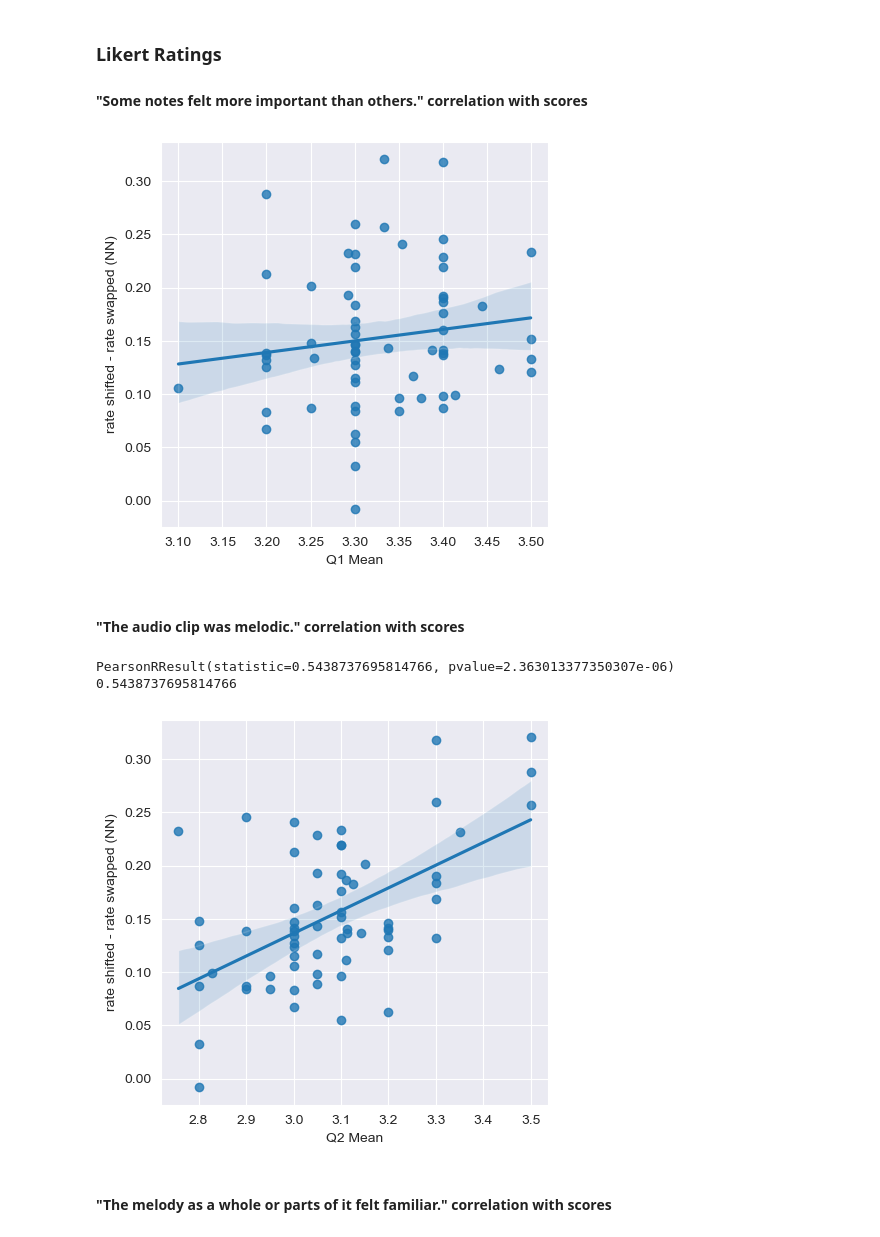
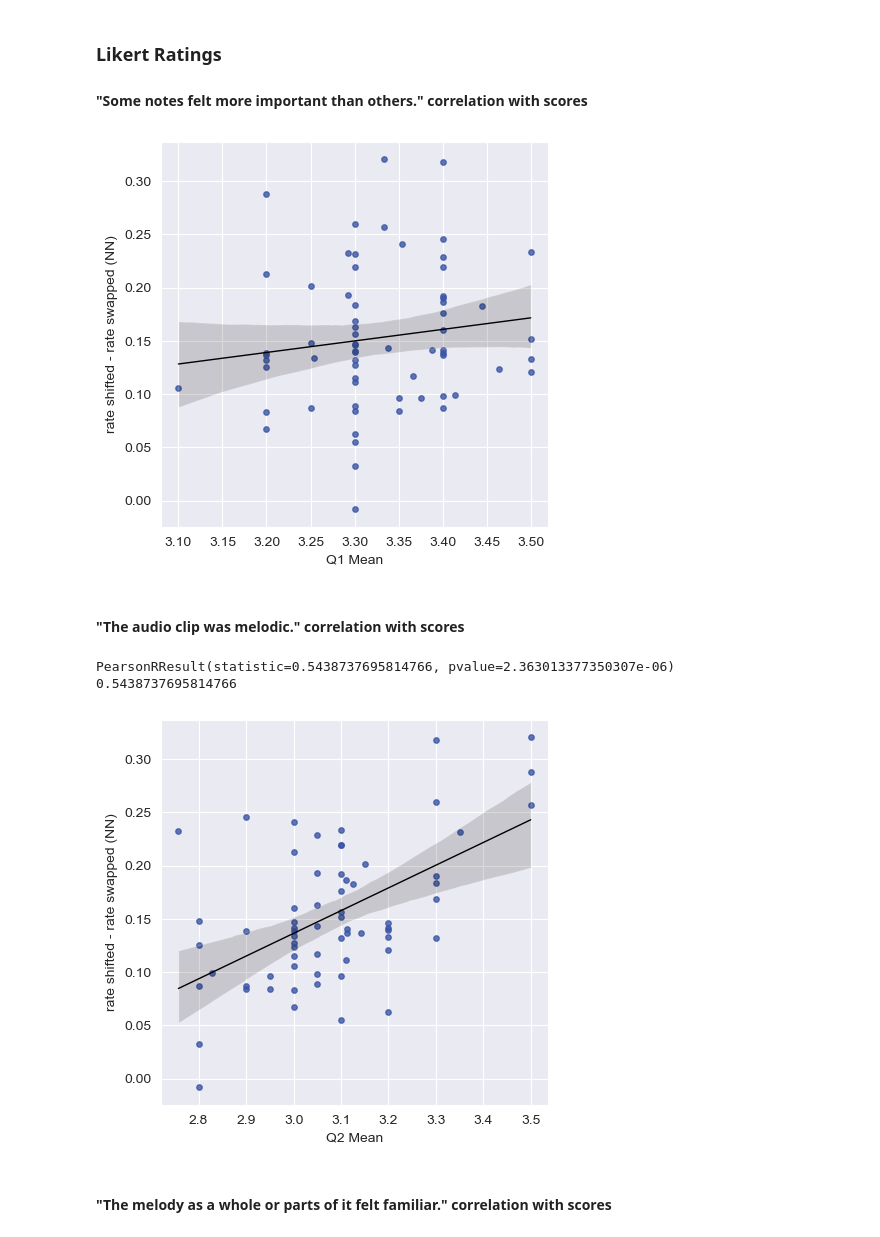
Before and after one commit to MichaelSel/set_membership_paper, a Jupyter notebook: 4. Supplementary Figures.ipynb, the cells around one changed output. Cells and saved outputs as stored; diff of their text form; code cells hidden in the pictures.

Commit message:
Changed styling of correlations in supp

```diff
--- a/4. Supplementary Figures.ipynb
+++ b/4. Supplementary Figures.ipynb
@@ -91,16 +91,18 @@ print(temp)
 # %%
 s2 = studyII_GL.groupby('set').mean(numeric_only=True).reset_index()[['set','rate shifted - rate swapped (NN)']]
 likert_corr = study_likert.merge(s2, on='set')
-correlation(dataset=likert_corr,x='Q1 Mean', y='rate shifted - rate swapped (NN)', type='pearson', normalize=False, show_stats=False, width=5, height=5, save_to=ROOT_DIR + "/Plots/correlation_likert_hierarchy.svg")
+correlation(dataset=likert_corr,x='Q1 Mean', y='rate shifted - rate swapped (NN)', type='pearson', normalize=False, show_stats=False, width=5, height=5, save_to=ROOT_DIR + "/Plots/correlation_likert_hierarchy.svg", line_kws={'color':'black','linewidth':1},scatter_kws={'color':'#3B54A5','s':15,'alpha':0.8})
 # %% [output]
-[figure, old version]
+[figure, new version]
 # %% [markdown]
 #### "The audio clip was melodic." correlation with scores
 # %%
 s2 = studyII_GL.groupby('set').mean(numeric_only=True).reset_index()[['set','rate shifted - rate swapped (NN)']]
 likert_corr = study_likert.merge(s2, on='set')
 correlation(dataset=likert_corr,x='Q2 Mean', y='rate shifted - rate swapped (NN)', type='pearson',
-            normalize=False, show_stats=False, width=5, height=5, save_to=ROOT_DIR + "/Plots/correlation_likert_melodic.svg")
+            normalize=False, show_stats=False, width=5, height=5, save_to=ROOT_DIR + "/Plots/correlation_likert_melodic.svg",
+            line_kws={'color':'black','linewidth':1},scatter_kws={'color':'#3B54A5','s':15,'alpha':0.8}
+            )
 
 stat_no_perm = stats.pearsonr(likert_corr["Q2 Mean"], s2["rate shifted - rate swapped (NN)"])
 print(stat_no_perm)
@@ -108,7 +110,7 @@ print(stat_no_perm[0])
 # %% [output]
 PearsonRResult(statistic=0.5438737695814766, pvalue=2.363013377350307e-06)
 0.5438737695814766
-[figure, old version]
+[figure, new version]
 # %% [markdown]
 #### "The melody as a whole or parts of it felt familiar." correlation with scores
 # %%
```
Also changed, not shown: parts of 1 cell of this notebook, 3 other files.
